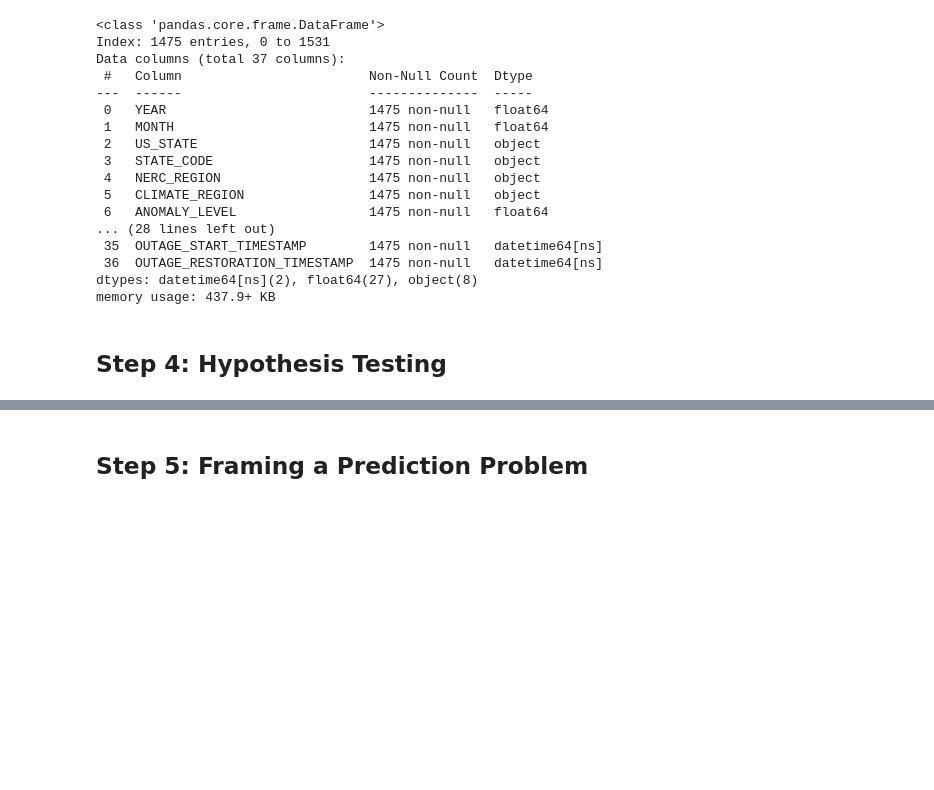
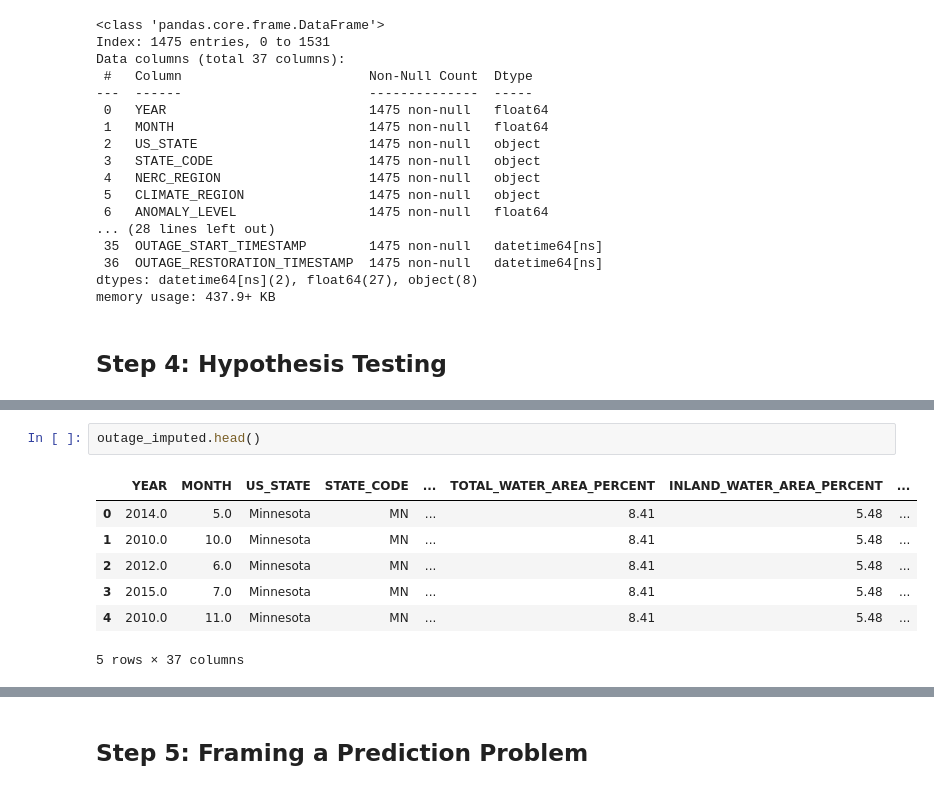
Before and after one commit to ajaganathan-coder/Power-Breakers, a Jupyter notebook: template.ipynb, the cells around one changed output, grey strips where cells are left out. Saved outputs shown, nothing was run; the diff lists cells and outputs as text; blank space fills up the shorter version.

```diff
--- a/template.ipynb
+++ b/template.ipynb
@@ -605,0 +659,10 @@ memory usage: 437.9+ KB
+# %%
+outage_imputed.head()
+# %% [output]
+|  | YEAR | MONTH | US_STATE | STATE_CODE | ... | TOTAL_WATER_AREA_PERCENT | INLAND_WATER_AREA_PERCENT | ... |
+| 0 | 2014.0 | 5.0 | Minnesota | MN | ... | 8.41 | 5.48 | ... |
+| 1 | 2010.0 | 10.0 | Minnesota | MN | ... | 8.41 | 5.48 | ... |
+| 2 | 2012.0 | 6.0 | Minnesota | MN | ... | 8.41 | 5.48 | ... |
+| 3 | 2015.0 | 7.0 | Minnesota | MN | ... | 8.41 | 5.48 | ... |
+| 4 | 2010.0 | 11.0 | Minnesota | MN | ... | 8.41 | 5.48 | ... |
+5 rows × 37 columns
```
Also changed, not shown: parts of 21 cells of this notebook, 15 other files.
